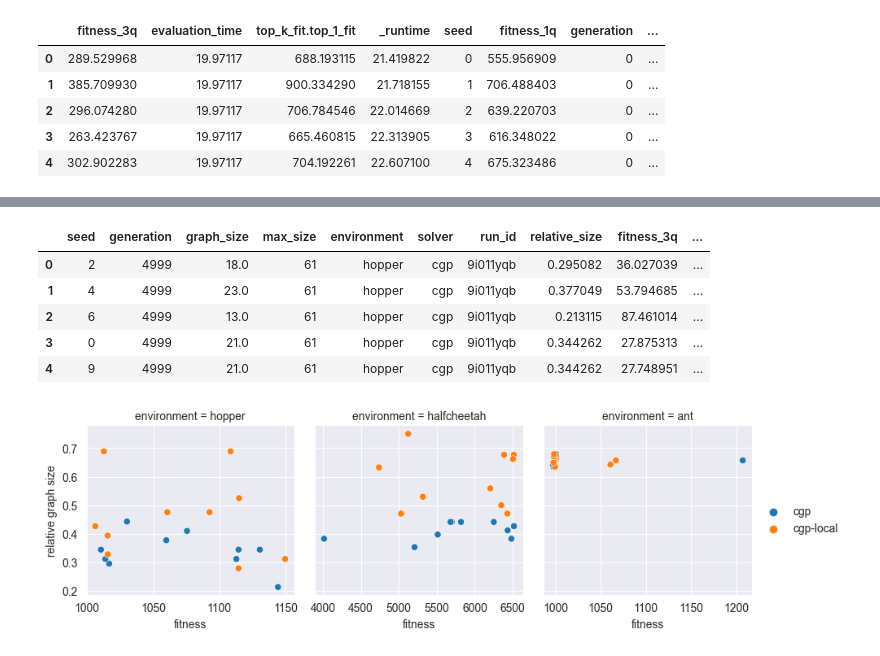
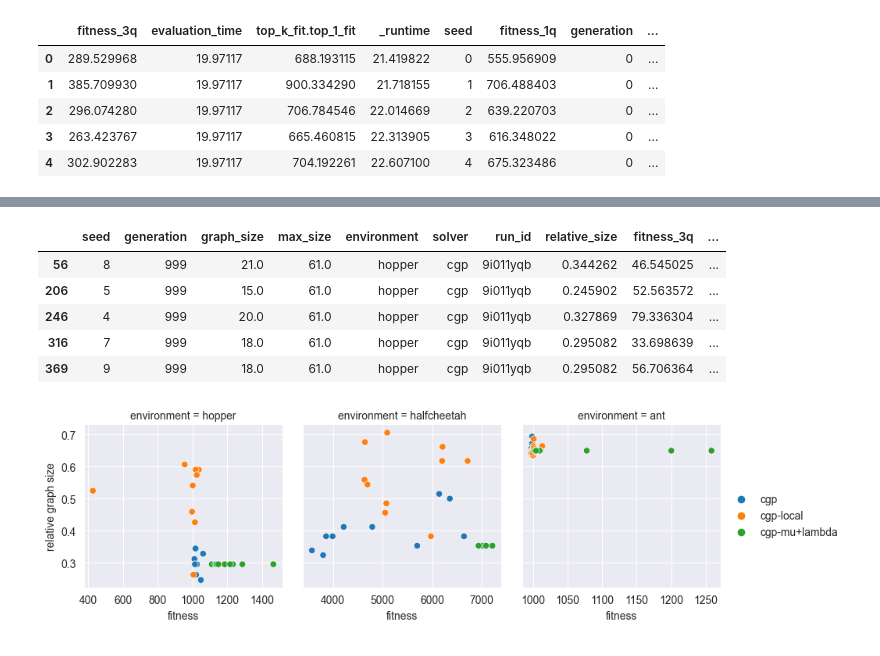
Before and after one commit to giorgia-nadizar/cgpax, a Jupyter notebook: analysis/analysis.ipynb, the cells around one changed output, grey strips where cells are left out. Cells and saved outputs as stored; diff of their text form; code cells hidden in the pictures.

```diff
--- a/analysis/analysis.ipynb
+++ b/analysis/analysis.ipynb
@@ -4,7 +4,10 @@ import seaborn as sns
 import matplotlib.pyplot as plt
 # %%
 dataframes = [pd.read_csv(f"data/{p}_baseline.csv") for p in ["lgp", "cgp"]]
-dataframes.append(pd.read_csv(f"data/cgp_local.csv"))
+dataframes.append(pd.read_csv("data/cgp_local.csv"))
+mulambda = pd.read_csv("data/cgp_mu+lambda.csv")
+mulambda["training.generation"] = mulambda["_step"]
+dataframes.append(mulambda)
 df = pd.concat(dataframes, ignore_index=True)
 df.rename(lambda x: x.replace("training.", "").replace("run_id", "seed"), axis="columns", inplace=True)
 df["environment"] = df["environment"].apply(lambda x: x.replace("-", ""))
@@ -29,0 +33,9 @@ plt.show()
+# %%
+graph_dfs = []
+for p in ["", "_local", "_mu+lambda"]:
+    temp_df = pd.read_csv(f"data/graph_sizes{p}.csv")
+    temp_df["solver"] = temp_df["solver"] if len(p) == 0 else p.replace("_", "cgp-")
+    graph_dfs.append(temp_df)
+graph_sizes = pd.concat(graph_dfs, ignore_index=True)
+graph_sizes["relative_size"] = graph_sizes["graph_size"] / graph_sizes["max_size"]
+graph_sizes.head()
@@ -71,15 +64,16 @@ plt.show()
 # %%
 join_df = graph_sizes.merge(df, on=["solver", "generation", "environment", "seed"])
-max_gens = join_df.groupby(["solver", "environment", "seed"])["generation"].max().reset_index()
-join_df = join_df.merge(max_gens, on=["solver", "generation", "environment", "seed"])
+# max_gens = join_df.groupby(["solver", "environment", "seed"])["generation"].max().reset_index()
+# join_df = join_df.merge(max_gens, on=["solver", "generation", "environment", "seed"])
+join_df = join_df[join_df["generation"] == 999]
 join_df.head()
 # %% [output]
 |  | seed | generation | graph_size | max_size | environment | solver | run_id | relative_size | fitness_3q | ... |
-| 0 | 2 | 4999 | 18.0 | 61 | hopper | cgp | 9i011yqb | 0.295082 | 36.027039 | ... |
-| 1 | 4 | 4999 | 23.0 | 61 | hopper | cgp | 9i011yqb | 0.377049 | 53.794685 | ... |
-| 2 | 6 | 4999 | 13.0 | 61 | hopper | cgp | 9i011yqb | 0.213115 | 87.461014 | ... |
-| 3 | 0 | 4999 | 21.0 | 61 | hopper | cgp | 9i011yqb | 0.344262 | 27.875313 | ... |
-| 4 | 9 | 4999 | 21.0 | 61 | hopper | cgp | 9i011yqb | 0.344262 | 27.748951 | ... |
+| 56 | 8 | 999 | 21.0 | 61.0 | hopper | cgp | 9i011yqb | 0.344262 | 46.545025 | ... |
+| 206 | 5 | 999 | 15.0 | 61.0 | hopper | cgp | 9i011yqb | 0.245902 | 52.563572 | ... |
+| 246 | 4 | 999 | 20.0 | 61.0 | hopper | cgp | 9i011yqb | 0.327869 | 79.336304 | ... |
+| 316 | 7 | 999 | 18.0 | 61.0 | hopper | cgp | 9i011yqb | 0.295082 | 33.698639 | ... |
+| 369 | 9 | 999 | 18.0 | 61.0 | hopper | cgp | 9i011yqb | 0.295082 | 56.706364 | ... |
 # %%
 g = sns.FacetGrid(join_df, col="environment", sharex=False)
 g.map_dataframe(sns.scatterplot, x="top_k_fit.top_0_fit", y="relative_size", hue="solver")
@@ -88,4 +82,4 @@ g.set_ylabels("relative graph size")
 g.add_legend()
 plt.show()
 # %% [output]
-[figure, old version]
+[figure, new version]
```
Also changed, not shown: parts of 5 cells of this notebook.
